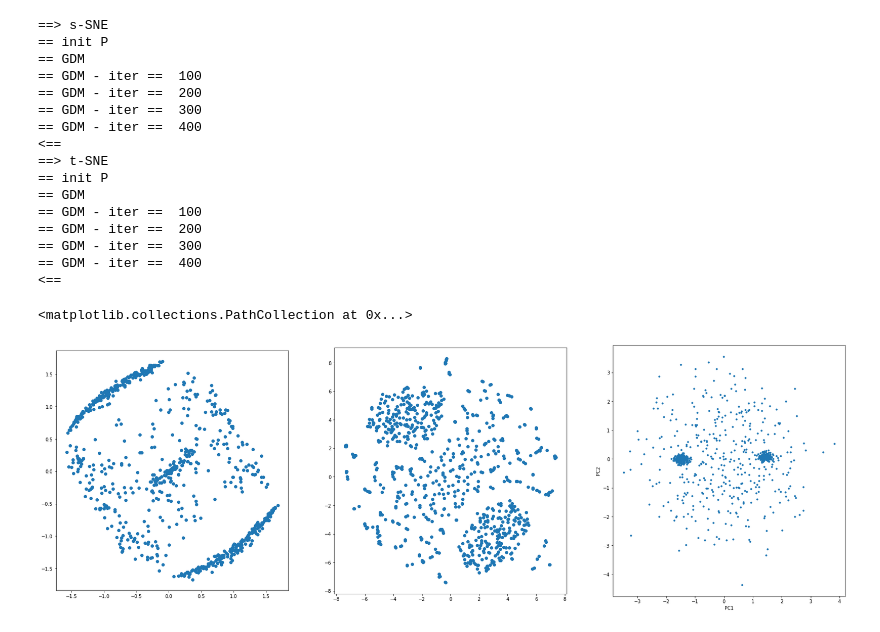
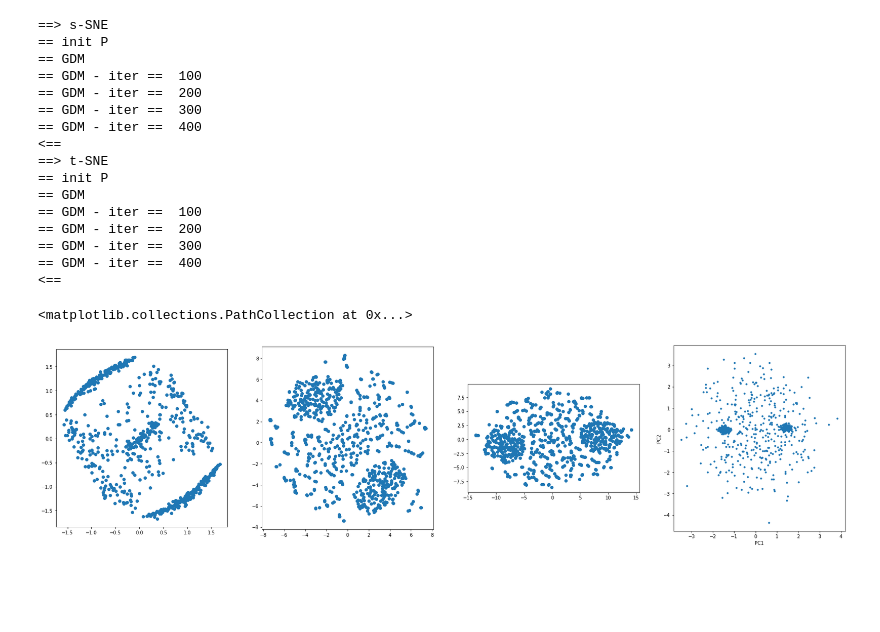
Before and after one commit to veevidify/data-pg, a Jupyter notebook: manifold/manifold_learning.ipynb, the cells around one changed output. Drawn from its saved outputs; the diff is of its cells as text; code cells hidden in the pictures; blank space fills up the shorter version.

Commit message:
add examples using sklearn tsne

```diff
--- a/manifold/manifold_learning.ipynb
+++ b/manifold/manifold_learning.ipynb
@@ -1,10 +1,10 @@
 # %%
 import numpy as np
 import matplotlib.pyplot as plt
-
-from manifold.sne import SNE
 from sklearn.datasets import load_iris, make_blobs
 
+from sklearn.manifold import TSNE
+from manifold.sne import SNE
 from decomposition.PCA import PCA
 from sklearn.preprocessing import StandardScaler
 
@@ -24,38 +24,27 @@ outliers = rng.uniform(low=-30, high=30, size=(400, 10))
 
 X = np.concatenate([blobs, outliers], axis=0)
 
-fig = plt.figure(figsize=(30, 30))
-
 # s-SNE
 ssne = SNE(algo='SSNE')
 y_ssne = ssne.fit(X)
-
-ax_ssne = fig.add_subplot(1, 3, 1)
-ax_ssne.set_aspect('equal')
-ax_ssne.scatter(y_ssne[:, 0], y_ssne[:, 1])
 
 # t-SNE
 tsne = SNE(algo='TSNE')
 y_tsne = tsne.fit(X)
 
-ax_tsne = fig.add_subplot(1, 3, 2)
-ax_tsne.set_aspect('equal')
-ax_tsne.scatter(y_tsne[:, 0], y_tsne[:, 1])
+# sklearn t-SNE
+skltsne = TSNE(n_components=2, perplexity=40, early_exaggeration=6.0, learning_rate=10., n_iter=400)
+y_skltsne = skltsne.fit_transform(X)
 
 # 2D PCA
 scaler = StandardScaler()
 X_std = scaler.fit_transform(X)
 eigvals, eigvecs, explained = PCA(X_std)
 
-ax_pca = fig.add_subplot(1, 3, 3)
 W = eigvecs[:, :2] # first 3 principle axis
 proj = X_std.dot(W)
 plx = proj[:, 0]
 ply = proj[:, 1]
-
-ax_pca.set_aspect('equal')
-ax_pca.set(xlabel='PC1', ylabel='PC2')
-ax_pca.scatter(plx, ply, s=10)
 # %% [output]
 ==> s-SNE
 == init P
@@ -73,8 +62,32 @@ ax_pca.scatter(plx, ply, s=10)
 == GDM - iter ==  300
 == GDM - iter ==  400
 <==
-<matplotlib.collections.PathCollection at 0x...>
-[figure, removed]
+# %%
+fig = plt.figure(figsize=(30, 30))
+
+# s-sne
+ax_ssne = fig.add_subplot(1, 4, 1)
+ax_ssne.set_aspect('equal')
+ax_ssne.scatter(y_ssne[:, 0], y_ssne[:, 1])
+
+# t-sne
+ax_tsne = fig.add_subplot(1, 4, 2)
+ax_tsne.set_aspect('equal')
+ax_tsne.scatter(y_tsne[:, 0], y_tsne[:, 1])
+
+# sklearn t-sne
+ax_skltsne = fig.add_subplot(1, 4, 3)
+ax_skltsne.set_aspect('equal')
+ax_skltsne.scatter(y_skltsne[:, 0], y_skltsne[:, 1])
+
+# 2d pca
+ax_pca = fig.add_subplot(1, 4, 4)
+ax_pca.set_aspect('equal')
+ax_pca.set(xlabel='PC1', ylabel='PC2')
+ax_pca.scatter(plx, ply, s=10)
+# %% [output]
+<matplotlib.collections.PathCollection at 0x...>
+[figure, added]
 # %%
 
 iris = load_iris()
```
